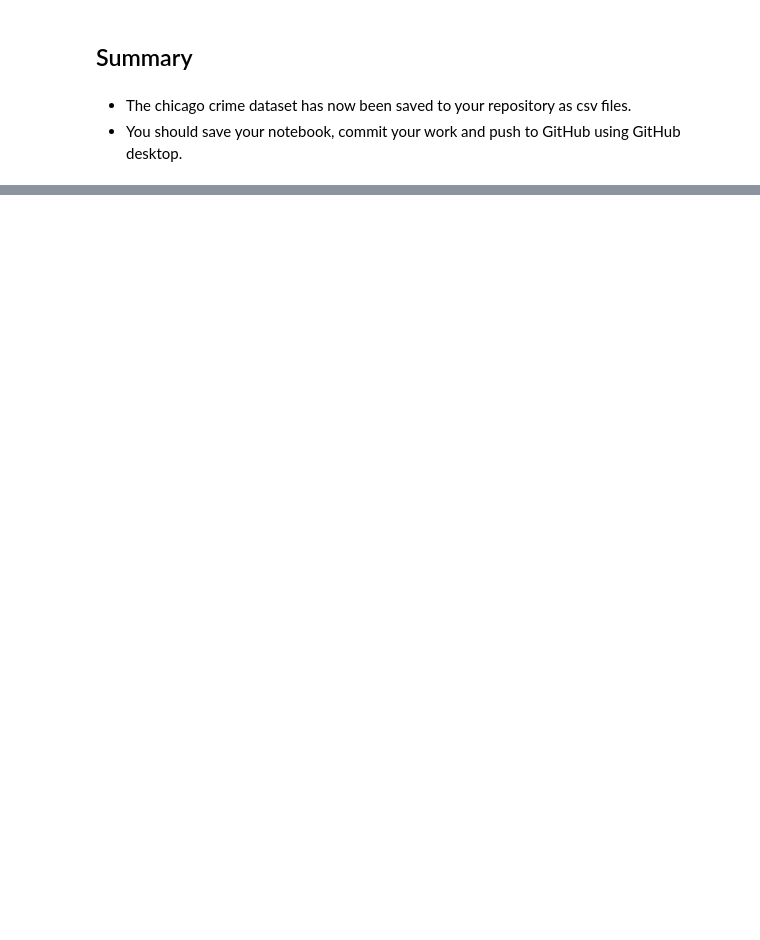
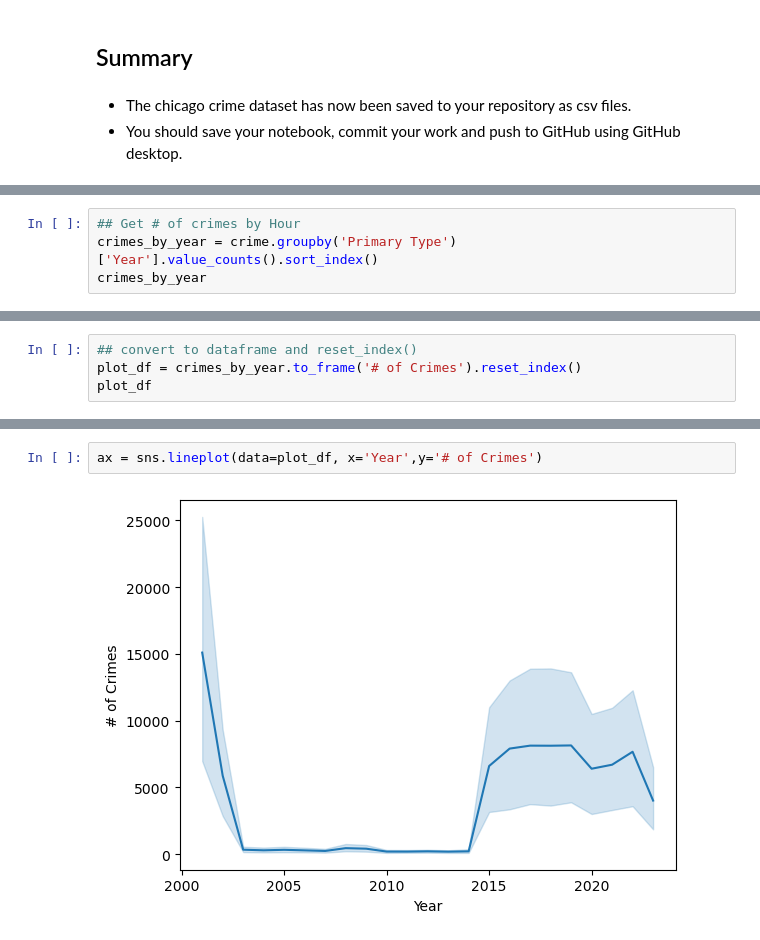
Before and after one commit to Luz-Dobbins/Crime-in-Chicago-01-23, a Jupyter notebook: Project 4.ipynb, the cells around one changed output, grey strips where cells are left out. Cells and saved outputs as stored; diff of their text form; blank space fills up the shorter version.

```diff
--- a/Project 4.ipynb
+++ b/Project 4.ipynb
@@ -368,0 +556,4 @@ crime['Year'].value_counts().sort_index(ascending = False).head(15)
+# %%
+## Get # of crimes by Hour
+crimes_by_year = crime.groupby('Primary Type')['Year'].value_counts().sort_index()
+crimes_by_year
@@ -368,0 +574,4 @@ crime['Year'].value_counts().sort_index(ascending = False).head(15)
+# %%
+## convert to dataframe and reset_index()
+plot_df = crimes_by_year.to_frame('# of Crimes').reset_index()
+plot_df
@@ -368,0 +592,4 @@ crime['Year'].value_counts().sort_index(ascending = False).head(15)
+# %%
+ax = sns.lineplot(data=plot_df, x='Year',y='# of Crimes')
+# %% [output]
+[figure, added]
```
Also changed, not shown: parts of 46 cells of this notebook, 24 other files.
